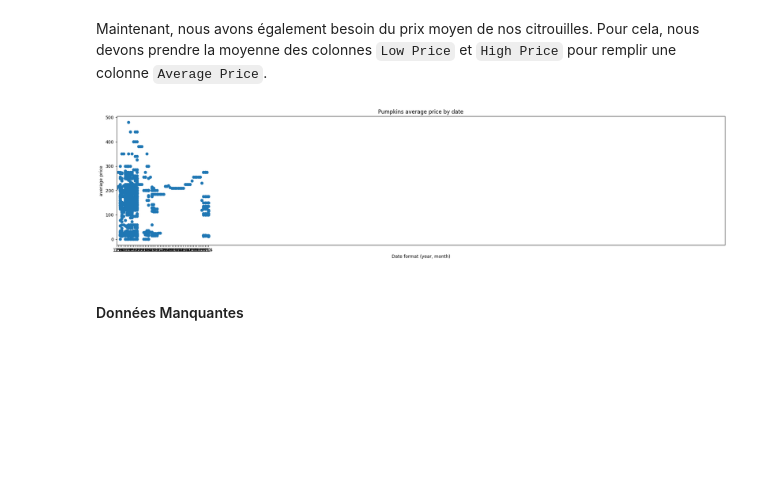
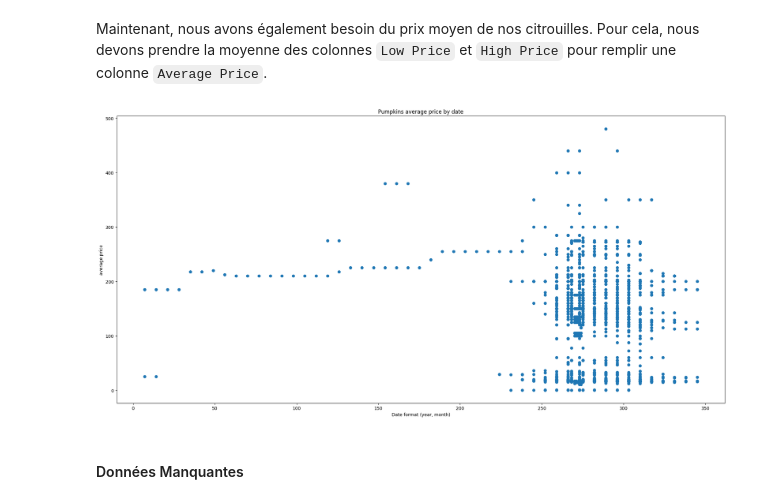
Before and after one commit to BawBaw31/python-data, a Jupyter notebook: pumpkins-2.ipynb, the cells around one changed output. Drawn from its saved outputs; the diff is of its cells as text; code cells hidden in the pictures; blank space fills up the shorter version.

```diff
--- a/pumpkins-2.ipynb
+++ b/pumpkins-2.ipynb
@@ -27,7 +27,10 @@ Chargez les données dans le notebook en exécutant la cellule suivante. Notre b
 # %%
 import pandas as pd
 
-pumpkins = pd.read_csv('US-pumpkins.csv', parse_dates=['Date'], dayfirst=True)
+pumpkins = pd.read_csv('US-pumpkins.csv', parse_dates=['Date'])
+
+# remove row if Date is below 2016
+pumpkins = pumpkins[pumpkins['Date'] >= '2016-01-01']
 # %% [markdown]
 Après quelques explorations, nous constatons que les données sont un peu en vrac. En fait, il n'est pas très courant de recevoir un jeu de données entièrement prêt à être utilisé pour créer un modèle de ML.
 
@@ -58,7 +61,7 @@ new_columns = ['Name of column to keep'] #put names of columns to keep here
 # %% [markdown]
 Puisque nous travaillons avec des dates, nous devons également extraire le jour de l'année (sur 365 jours) dans une nouvelle colonne. Dans cet ensemble de données, nous avons des dates américaines, donc le format est MM/DD/YYYY).
 # %%
-X_dates = pumpkins["Date"].dt.strftime("%j")
+X_dates = pumpkins["Date"].dt.strftime("%j").astype(int)
 # %% [markdown]
 #### Prix moyen
 # %% [markdown]
@@ -66,25 +69,23 @@ Maintenant, nous avons également besoin du prix moyen de nos citrouilles. Pour
 # %%
 #Your code
 
 y_prices = pumpkins.drop([c for c in pumpkins.columns if c not in ["High Price"] and c not in ["Low Price"]], axis=1).mean(axis=1)
 
-# x_prices = []
-
 
 # resize graph
 f = plt.figure()
 f.set_figwidth(20)
-f.set_figheight(5)
+f.set_figheight(10)
 # plot
-plt.plot_date(X_dates, y_prices)
+plt.scatter(X_dates, y_prices)
 plt.title('Pumpkins average price by date')
 plt.xlabel('Date format (year, month)')
 plt.ylabel('average price')
 plt.tight_layout()
-plt.xlim(0, 365)
 plt.show()
+f.savefig("img/pumpkins-2.png")
 # %% [output]
-[figure, old version]
+[figure, new version]
 # %% [markdown]
 #### Données Manquantes
 # %% [markdown]
```
Also changed, not shown: parts of 11 cells of this notebook, 3 other files.
